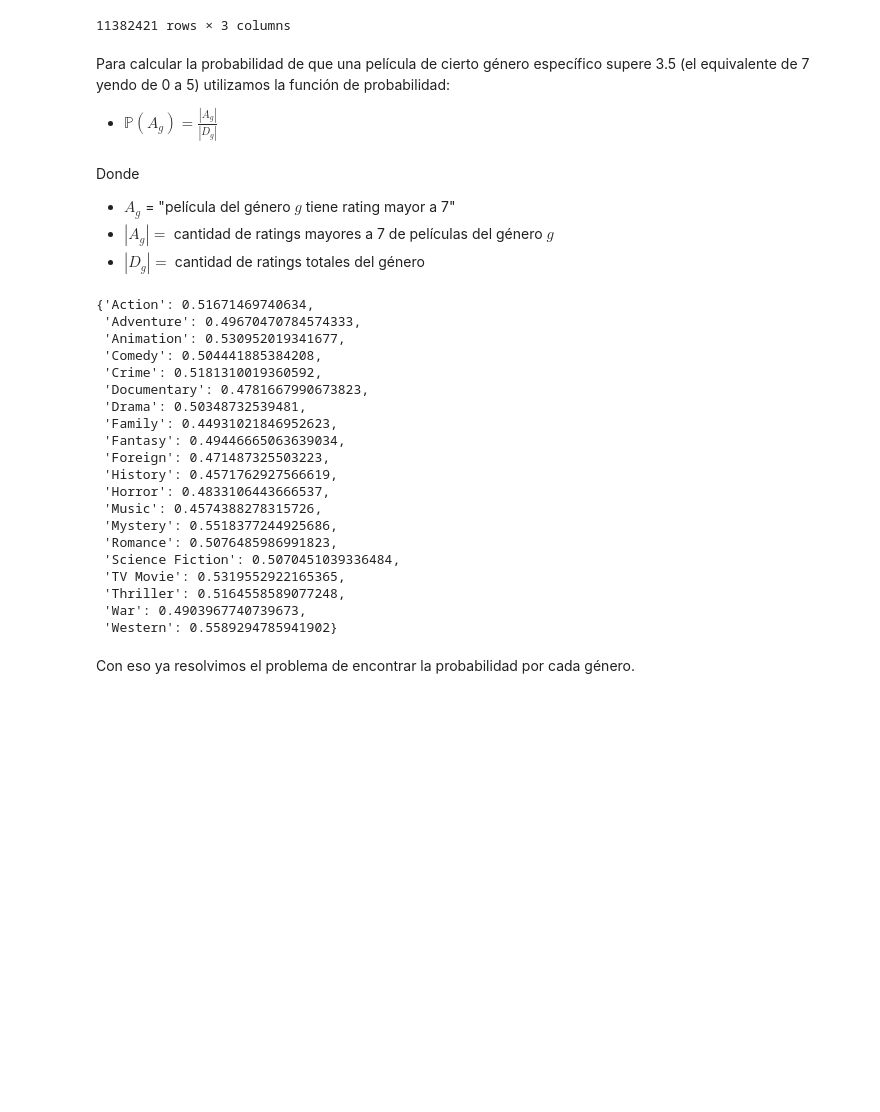
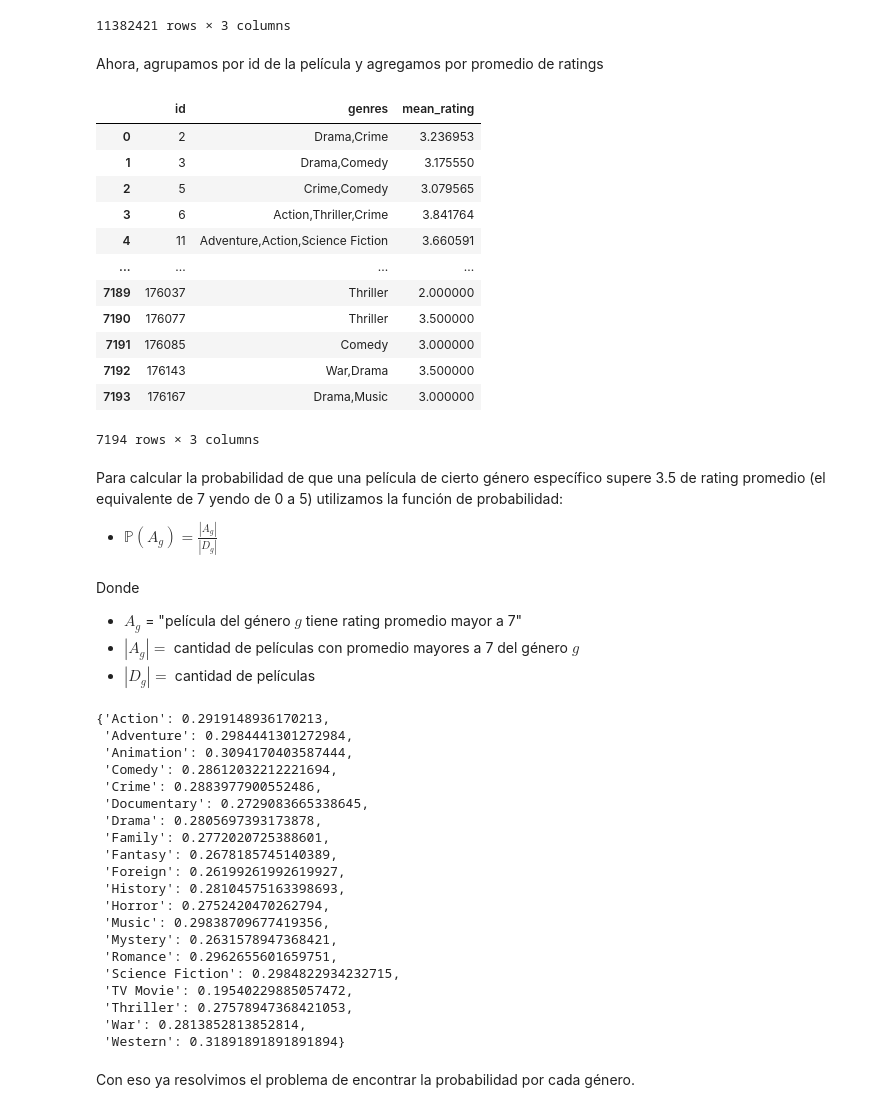
Before and after one commit to Nacho2904/orga_de_datos, a Jupyter notebook: tp_1.ipynb, the cells around one changed output. Saved outputs shown, nothing was run; the diff lists cells and outputs as text; code cells hidden in the pictures; blank space fills up the shorter version.

```diff
--- a/tp_1.ipynb
+++ b/tp_1.ipynb
@@ -501,12 +501,31 @@ df_ratings_and_genres
 | 11382419 | 159109 | 1.5 | Comedy,Drama,Horror,Mystery |
 | 11382420 | 136928 | 3.0 | Drama |
 11382421 rows × 3 columns
+# %% [markdown]
+Ahora, agrupamos por id de la película y agregamos por promedio de ratings
+# %%
+df_mean_ratings_and_genres = df_ratings_and_genres.groupby(["id","genres"]).agg(mean_rating = ("rating", "mean")).reset_index()
+df_mean_ratings_and_genres
+# %% [output]
+|  | id | genres | mean_rating |
+| 0 | 2 | Drama,Crime | 3.236953 |
+| 1 | 3 | Drama,Comedy | 3.175550 |
+| 2 | 5 | Crime,Comedy | 3.079565 |
+| 3 | 6 | Action,Thriller,Crime | 3.841764 |
+| 4 | 11 | Adventure,Action,Science Fiction | 3.660591 |
+| ... | ... | ... | ... |
+| 7189 | 176037 | Thriller | 2.000000 |
+| 7190 | 176077 | Thriller | 3.500000 |
+| 7191 | 176085 | Comedy | 3.000000 |
+| 7192 | 176143 | War,Drama | 3.500000 |
+| 7193 | 176167 | Drama,Music | 3.000000 |
+7194 rows × 3 columns
 # %% [markdown]
-Para calcular la probabilidad de que una película de cierto género específico supere 3.5 (el equivalente de 7 yendo de 0 a 5) utilizamos la función de probabilidad:
+Para calcular la probabilidad de que una película de cierto género específico supere 3.5 de rating promedio (el equivalente de 7 yendo de 0 a 5) utilizamos la función de probabilidad:
 - $\mathbb{P}(A_g) = \frac{|A_g|}{|D_g|}$
 # %% [markdown]
 Donde
-- $A_g$ = "película del género $g$ tiene rating mayor a 7"
-- $|A_g| = $ cantidad de ratings mayores a 7 de películas del género $g$
-- $|D_g|=$ cantidad de ratings totales del género
+- $A_g$ = "película del género $g$ tiene rating promedio mayor a 7"
+- $|A_g| = $ cantidad de películas con promedio mayores a 7 del género $g$
+- $|D_g|=$ cantidad de películas
 # %%
@@ -519,27 +538,27 @@ for genre in known_genres:
 # %%
-probabilities_by_genre = {genre:positive_ratings_by_genre[genre]/total_ratings_by_genre[genre] for genre in known_genres}
+probabilities_by_genre = {genre:positively_rated_by_genre[genre]/total_movies_by_genre[genre] for genre in known_genres}
 probabilities_by_genre
 # %% [output]
-{'Action': 0.51671469740634,
- 'Adventure': 0.49670470784574333,
- 'Animation': 0.530952019341677,
- 'Comedy': 0.504441885384208,
- 'Crime': 0.5181310019360592,
- 'Documentary': 0.4781667990673823,
- 'Drama': 0.50348732539481,
- 'Family': 0.44931021846952623,
- 'Fantasy': 0.49446665063639034,
- 'Foreign': 0.471487325503223,
- 'History': 0.4571762927566619,
- 'Horror': 0.4833106443666537,
- 'Music': 0.4574388278315726,
- 'Mystery': 0.5518377244925686,
- 'Romance': 0.5076485986991823,
- 'Science Fiction': 0.5070451039336484,
- 'TV Movie': 0.5319552922165365,
- 'Thriller': 0.5164558589077248,
- 'War': 0.4903967740739673,
- 'Western': 0.5589294785941902}
+{'Action': 0.2919148936170213,
+ 'Adventure': 0.2984441301272984,
+ 'Animation': 0.3094170403587444,
+ 'Comedy': 0.28612032212221694,
+ 'Crime': 0.2883977900552486,
+ 'Documentary': 0.2729083665338645,
+ 'Drama': 0.2805697393173878,
+ 'Family': 0.2772020725388601,
+ 'Fantasy': 0.2678185745140389,
+ 'Foreign': 0.26199261992619927,
+ 'History': 0.28104575163398693,
+ 'Horror': 0.2752420470262794,
+ 'Music': 0.29838709677419356,
+ 'Mystery': 0.2631578947368421,
+ 'Romance': 0.2962655601659751,
+ 'Science Fiction': 0.2984822934232715,
+ 'TV Movie': 0.19540229885057472,
+ 'Thriller': 0.27578947368421053,
+ 'War': 0.2813852813852814,
+ 'Western': 0.31891891891891894}
 # %% [markdown]
 Con eso ya resolvimos el problema de encontrar la probabilidad por cada género.
 # %% [markdown]
```
Also changed, not shown: parts of 2 cells of this notebook.
